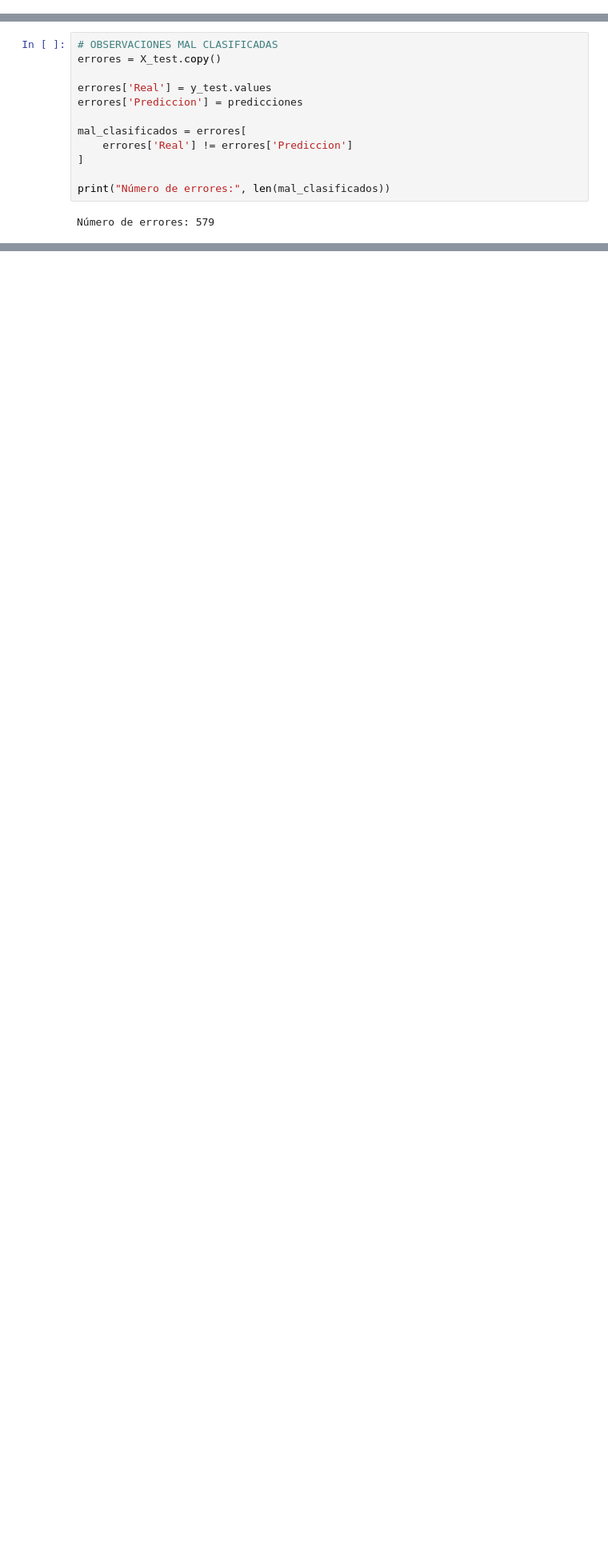
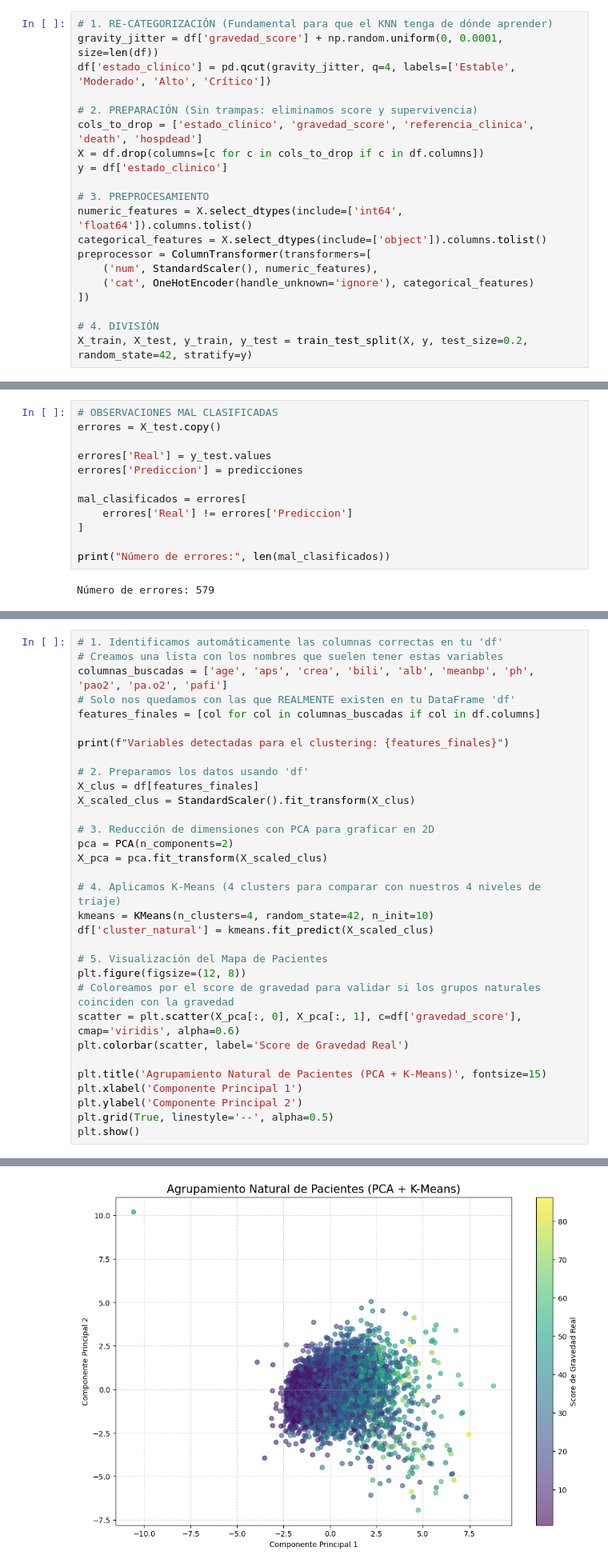
Before and after one commit to nrapun/proyecto_AA, a Jupyter notebook: notebook_proyectoAA.ipynb, the cells around one changed output, grey strips where cells are left out. Shown at 80% size. Drawn from its saved outputs; the diff is of its cells as text; blank space fills up the shorter version.

```diff
--- a/notebook_proyectoAA.ipynb
+++ b/notebook_proyectoAA.ipynb
@@ -970,2 +1097,22 @@ plt.show()
 # %% [markdown]
 ## 6.3 K-Nearest Neighbors (KNN)
+# %%
+# 1. RE-CATEGORIZACIÓN (Fundamental para que el KNN tenga de dónde aprender)
+gravity_jitter = df['gravedad_score'] + np.random.uniform(0, 0.0001, size=len(df))
+df['estado_clinico'] = pd.qcut(gravity_jitter, q=4, labels=['Estable', 'Moderado', 'Alto', 'Crítico'])
+
+# 2. PREPARACIÓN (Sin trampas: eliminamos score y supervivencia)
+cols_to_drop = ['estado_clinico', 'gravedad_score', 'referencia_clinica', 'death', 'hospdead']
+X = df.drop(columns=[c for c in cols_to_drop if c in df.columns])
+y = df['estado_clinico']
+
+# 3. PREPROCESAMIENTO
+numeric_features = X.select_dtypes(include=['int64', 'float64']).columns.tolist()
+categorical_features = X.select_dtypes(include=['object']).columns.tolist()
+preprocessor = ColumnTransformer(transformers=[
+    ('num', StandardScaler(), numeric_features),
+    ('cat', OneHotEncoder(handle_unknown='ignore'), categorical_features)
+])
+
+# 4. DIVISIÓN
+X_train, X_test, y_train, y_test = train_test_split(X, y, test_size=0.2, random_state=42, stratify=y)
@@ -1235,0 +1487,33 @@ comparacion.head(20)
+# %%
+# 1. Identificamos automáticamente las columnas correctas en tu 'df'
+# Creamos una lista con los nombres que suelen tener estas variables
+columnas_buscadas = ['age', 'aps', 'crea', 'bili', 'alb', 'meanbp', 'ph', 'pao2', 'pa.o2', 'pafi']
+# Solo nos quedamos con las que REALMENTE existen en tu DataFrame 'df'
+features_finales = [col for col in columnas_buscadas if col in df.columns]
+
+print(f"Variables detectadas para el clustering: {features_finales}")
+
+# 2. Preparamos los datos usando 'df'
+X_clus = df[features_finales]
+X_scaled_clus = StandardScaler().fit_transform(X_clus)
+
+# 3. Reducción de dimensiones con PCA para graficar en 2D
+pca = PCA(n_components=2)
+X_pca = pca.fit_transform(X_scaled_clus)
+
+# 4. Aplicamos K-Means (4 clusters para comparar con nuestros 4 niveles de triaje)
+kmeans = KMeans(n_clusters=4, random_state=42, n_init=10)
+df['cluster_natural'] = kmeans.fit_predict(X_scaled_clus)
+
+# 5. Visualización del Mapa de Pacientes
+plt.figure(figsize=(12, 8))
+# Coloreamos por el score de gravedad para validar si los grupos naturales coinciden con la gravedad
+scatter = plt.scatter(X_pca[:, 0], X_pca[:, 1], c=df['gravedad_score'], cmap='viridis', alpha=0.6)
+plt.colorbar(scatter, label='Score de Gravedad Real')
+
+plt.title('Agrupamiento Natural de Pacientes (PCA + K-Means)', fontsize=15)
+plt.xlabel('Componente Principal 1')
+plt.ylabel('Componente Principal 2')
+plt.grid(True, linestyle='--', alpha=0.5)
+plt.show()
+# %% [output]
@@ -1235,0 +1521 @@ comparacion.head(20)
+[figure, added]
```
Also changed, not shown: parts of 18 cells of this notebook.
